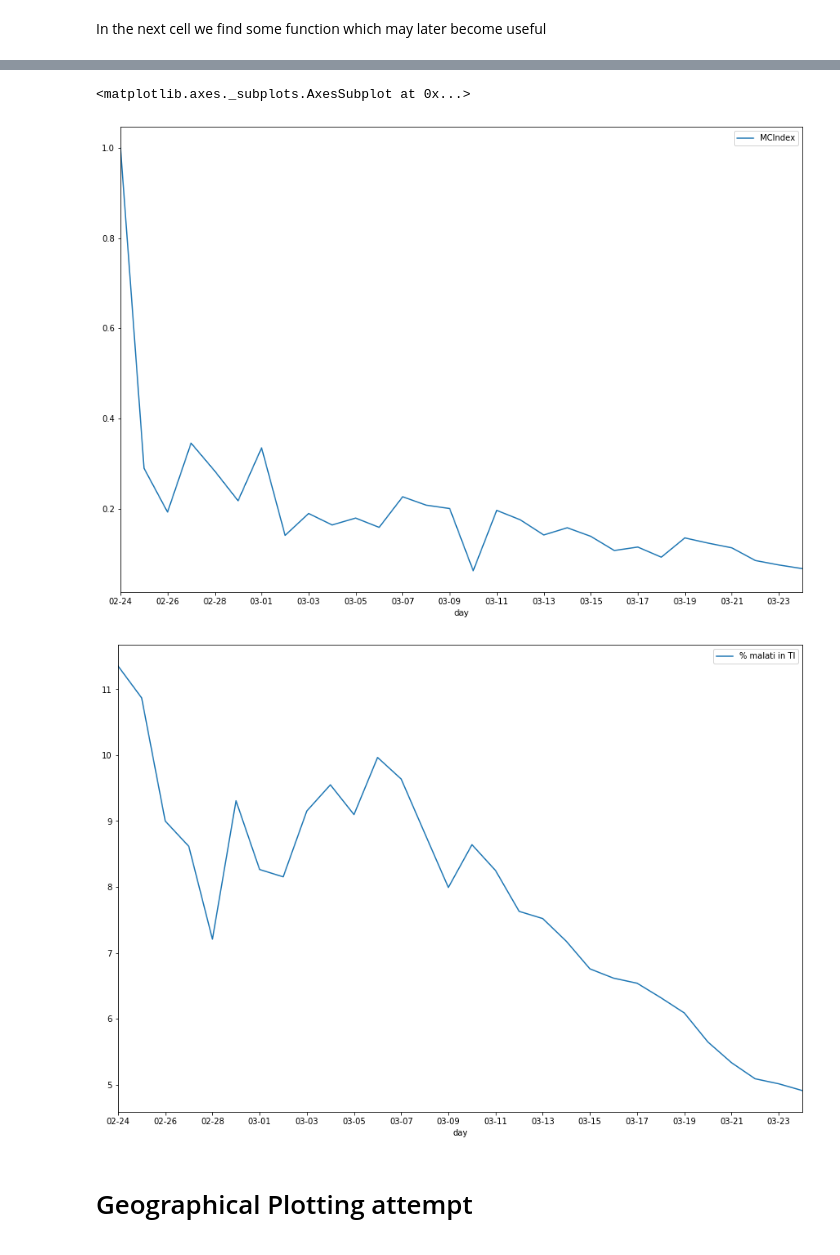
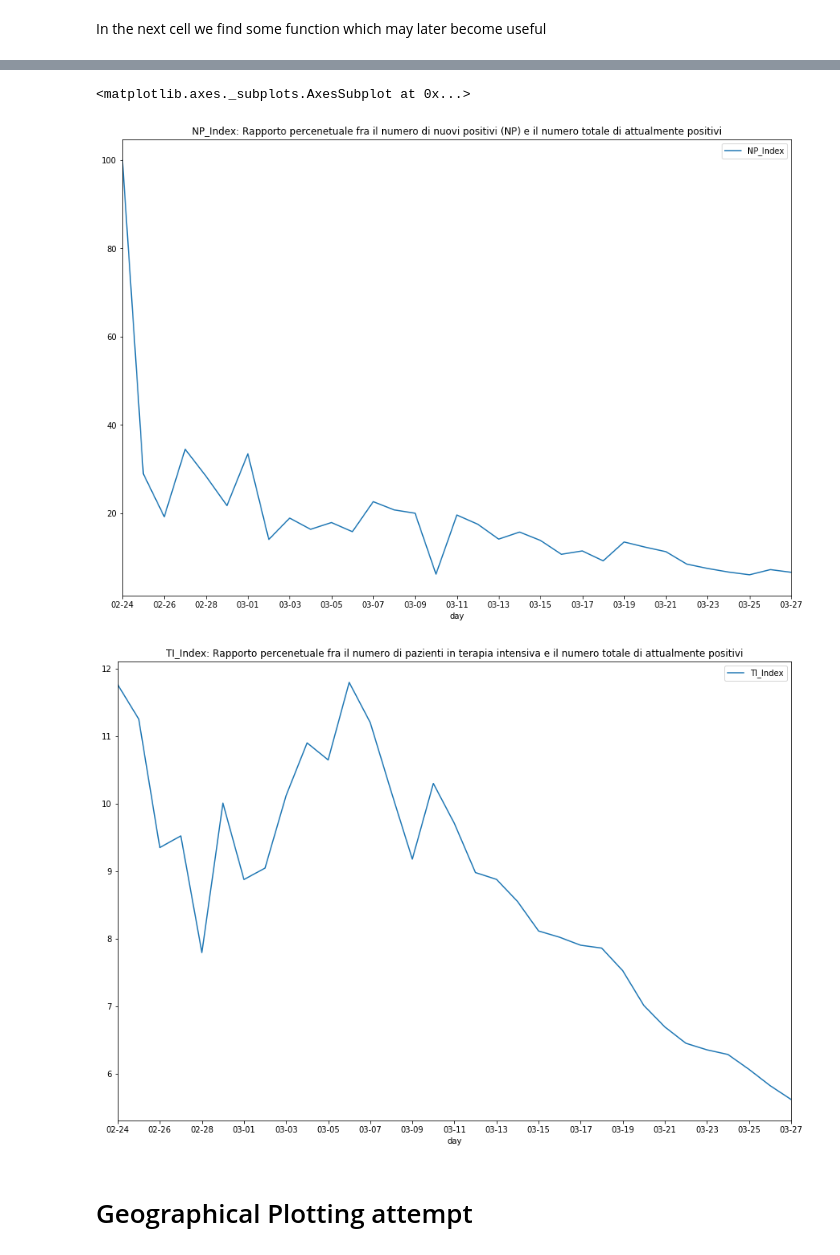
Before and after one commit to simonegiancola09/covid-19-Analysis, a Jupyter notebook: Covid.ipynb, the cells around one changed output, grey strips where cells are left out. Cells and saved outputs as stored; diff of their text form; code cells hidden in the pictures.

```diff
--- a/Covid.ipynb
+++ b/Covid.ipynb
@@ -239,24 +289,24 @@ def compute_perc_increase(area,feature):
 # %%
-#Questo è un piccolissimo test: mio padre (MC) mi ha fatto notare che un indice interessante
-#è il rapporto fra il numero di nuovi positivi e il numero totale di attualmente positivi
-inds_X=np.arange(len(ti))[::2]
+#Indice: rapporto fra il numero di nuovi positivi (NP) e il numero totale di attualmente positivi
 
-temp=pd.DataFrame(data=nazione, columns=["day", "nuovi_attualmente_positivi", "totale_attualmente_positivi"])
-temp["MCIndex"]=temp["nuovi_attualmente_positivi"]/temp["totale_attualmente_positivi"]
-temp.drop(["nuovi_attualmente_positivi", "totale_attualmente_positivi"], axis=1, inplace=True)
-temp.set_index("day", inplace=True)
-temp.plot(figsize=(15,10.5), xticks=inds_X)
+ind_NP=pd.DataFrame(data=nazione, columns=["day"])
+ind_NP["NP_Index"]=nazione["nuovi_attualmente_positivi"]/nazione["totale_attualmente_positivi"]*100
+ind_NP.set_index("day", inplace=True)
+inds_X=np.arange(len(ind_NP))[::2]
+ind_NP.plot(figsize=(15,10.5), xticks=inds_X, title="NP_Index: Rapporto percenetuale fra il numero di nuovi positivi (NP) e il numero totale di attualmente positivi")
+
+
 #Indice di terapia intensiva: quanti dei malati vanno in TI?
-ind_TI=nazione["terapia_intensiva"]/nazione["totale_casi"]*100
-ti=pd.DataFrame(data=ind_TI, columns=["% malati in TI"])
+ind_TI=nazione["terapia_intensiva"]/nazione["totale_attualmente_positivi"]*100
+ti=pd.DataFrame(data=ind_TI, columns=["TI_Index"])
 ti["day"]=nazione["day"].copy()
 ti.set_index("day", inplace=True)
-#piccolo accrocchio per rendere più capillare l'asse, non so se esiste modo più elegante
-ti.plot(figsize=(15,10.5), xticks=inds_X)
+inds_X=np.arange(len(ti))[::2]
+ti.plot(figsize=(15,10.5), xticks=inds_X, title="TI_Index: Rapporto percenetuale fra il numero di pazienti in terapia intensiva e il numero totale di attualmente positivi")
 # %% [output]
 <matplotlib.axes._subplots.AxesSubplot at 0x...>
-[figure, old version]
+[figure, new version]
-[figure, old version]
+[figure, new version]
 # %% [markdown]
 # Geographical Plotting attempt
 # %%
```
Also changed, not shown: parts of 12 cells of this notebook.
